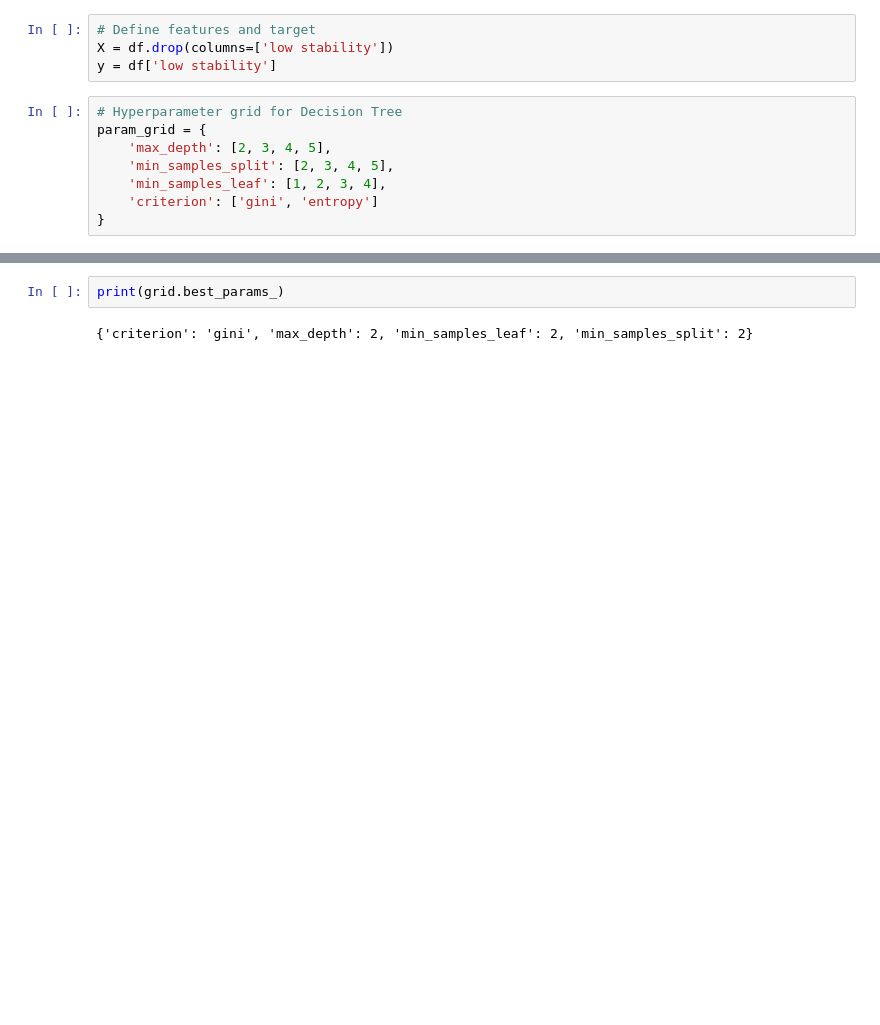
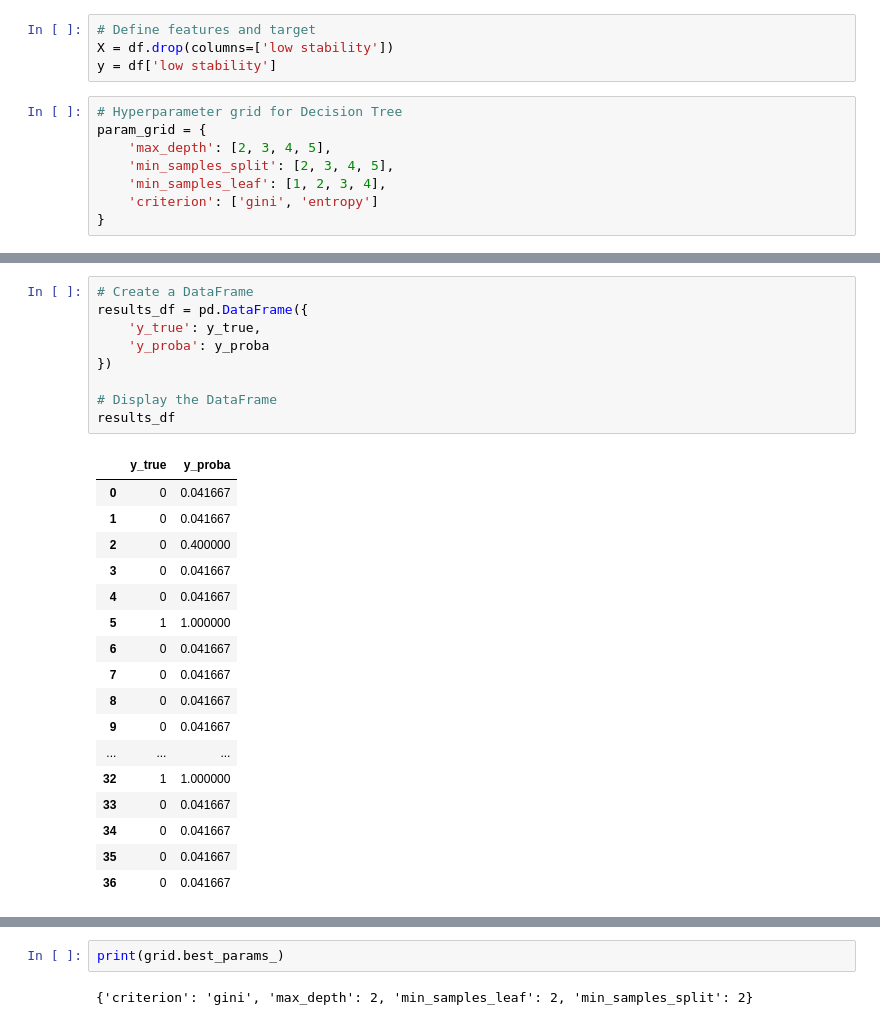
Before and after one commit to shahafgev/fall_risk_analysis, a Jupyter notebook: notebooks/model.ipynb, the cells around one changed output, grey strips where cells are left out. Drawn from its saved outputs; the diff is of its cells as text; blank space fills up the shorter version.

```diff
--- a/notebooks/model.ipynb
+++ b/notebooks/model.ipynb
@@ -130,0 +134,27 @@ for train_index, test_index in loo.split(X):
+# %%
+# Create a DataFrame
+results_df = pd.DataFrame({
+    'y_true': y_true,
+    'y_proba': y_proba
+})
+
+# Display the DataFrame
+results_df
+# %% [output]
+|  | y_true | y_proba |
+| 0 | 0 | 0.041667 |
+| 1 | 0 | 0.041667 |
+| 2 | 0 | 0.400000 |
+| 3 | 0 | 0.041667 |
+| 4 | 0 | 0.041667 |
+| 5 | 1 | 1.000000 |
+| 6 | 0 | 0.041667 |
+| 7 | 0 | 0.041667 |
+| 8 | 0 | 0.041667 |
+| 9 | 0 | 0.041667 |
+| ... | ... | ... |
+| 32 | 1 | 1.000000 |
+| 33 | 0 | 0.041667 |
+| 34 | 0 | 0.041667 |
+| 35 | 0 | 0.041667 |
+| 36 | 0 | 0.041667 |
```
Also changed, not shown: parts of 5 cells of this notebook, 5 other files.
